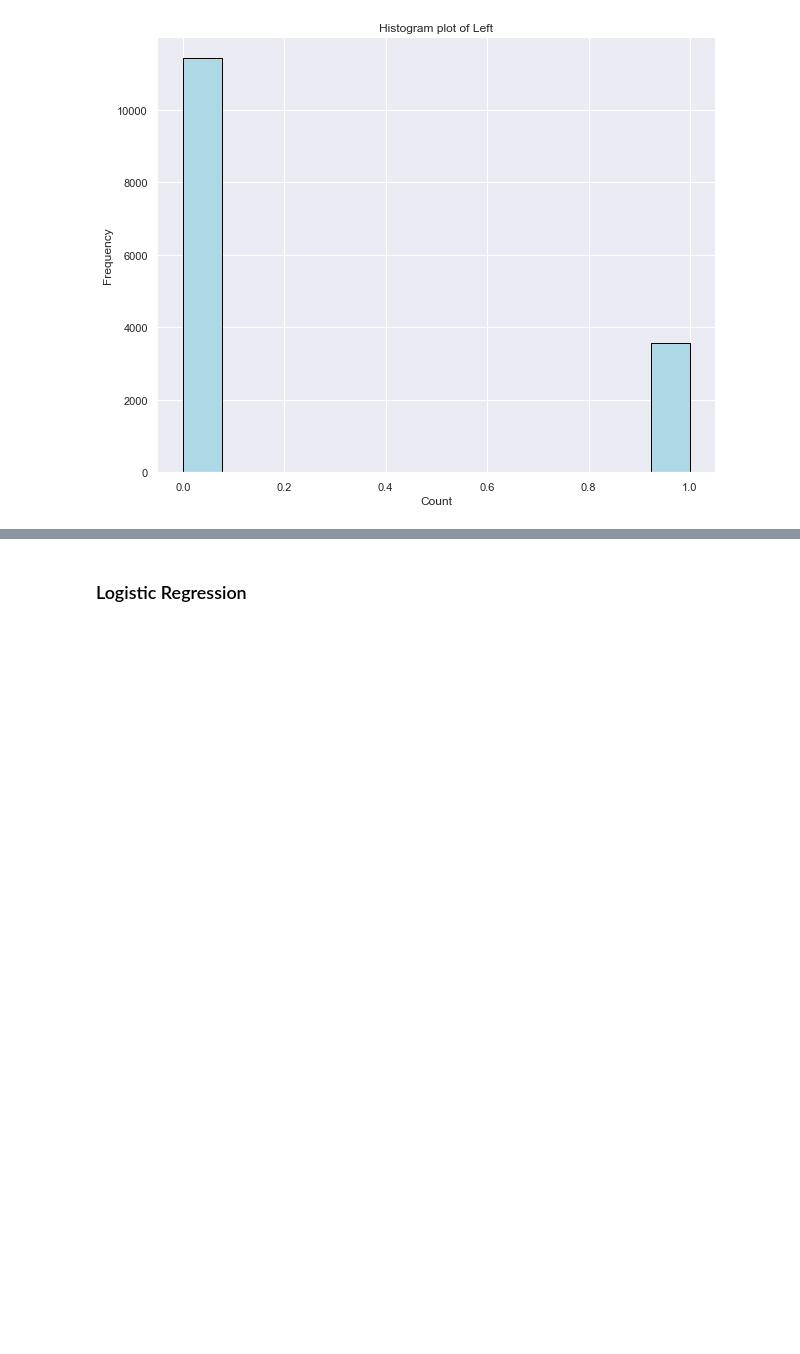
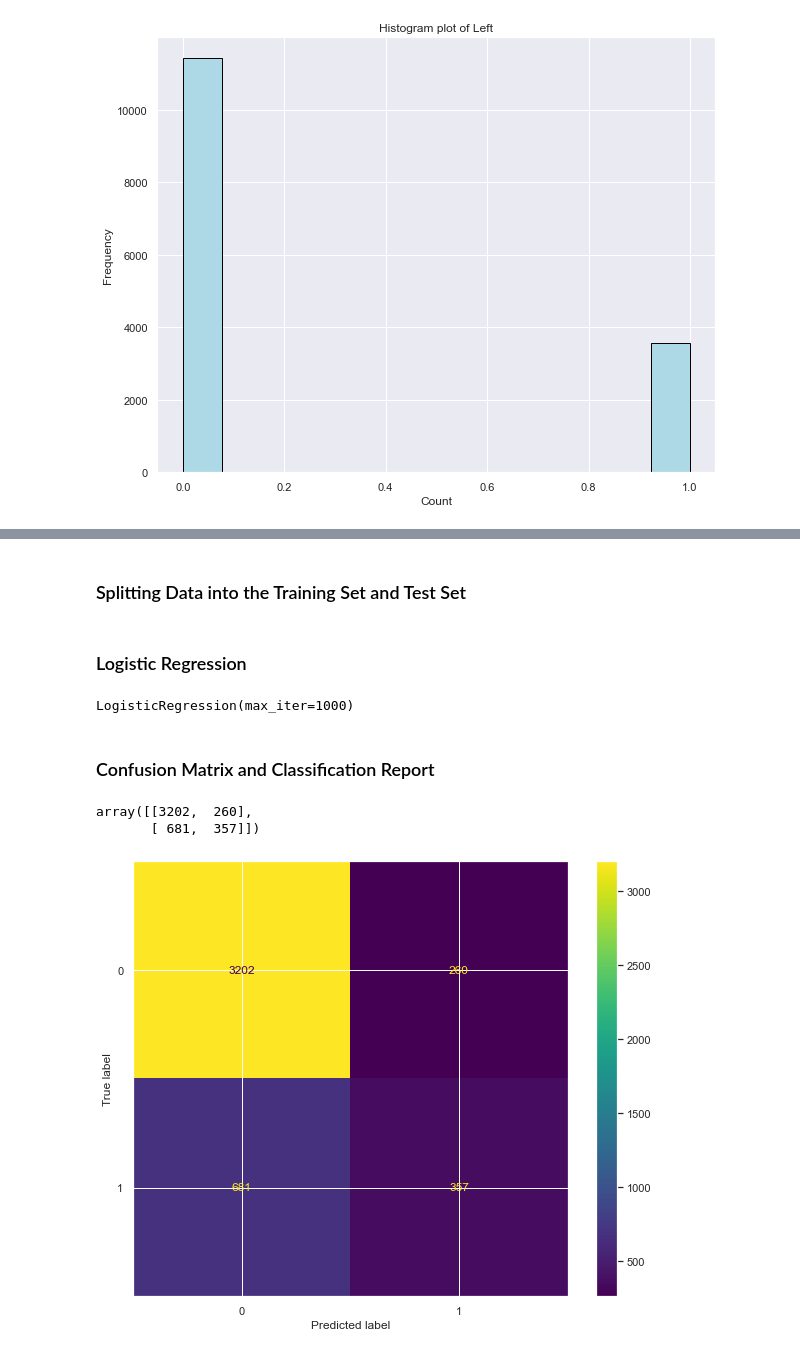
Before and after one commit to morganhardin/DS160_Final_Project_MEH, a Jupyter notebook: DS160_Final_Project_MEH.ipynb, the cells around one changed output, grey strips where cells are left out. Saved outputs shown, nothing was run; the diff lists cells and outputs as text; code cells hidden in the pictures; blank space fills up the shorter version.

Commit message:
added logistic regression, reports, and summary

```diff
--- a/DS160_Final_Project_MEH.ipynb
+++ b/DS160_Final_Project_MEH.ipynb
@@ -315,2 +388,28 @@ Results: The violin and histogram plot shows that an employees satisfaction leve
+# %% [markdown]
+### Splitting Data into the Training Set and Test Set
+# %%
+x_train, x_test, y_train, y_test = train_test_split(x, y, test_size = 0.3, random_state = 0)
 # %% [markdown]
 ### Logistic Regression
+# %%
+classifier = LogisticRegression(max_iter = 1000)
+classifier.fit(x_train, y_train.values.ravel())
+# %% [output]
+LogisticRegression(max_iter=1000)
+# %% [markdown]
+### Confusion Matrix and Classification Report
+# %%
+y_pred = classifier.predict(x_test)
+# %%
+cm = confusion_matrix(y_test, y_pred)
+# %%
+cm
+# %% [output]
+array([[3202,  260],
+       [ 681,  357]])
+# %%
+disp = ConfusionMatrixDisplay(confusion_matrix = cm)
+disp.plot()
+plt.show()
+# %% [output]
+[figure, added]
```
Also changed, not shown: parts of 28 cells of this notebook.
